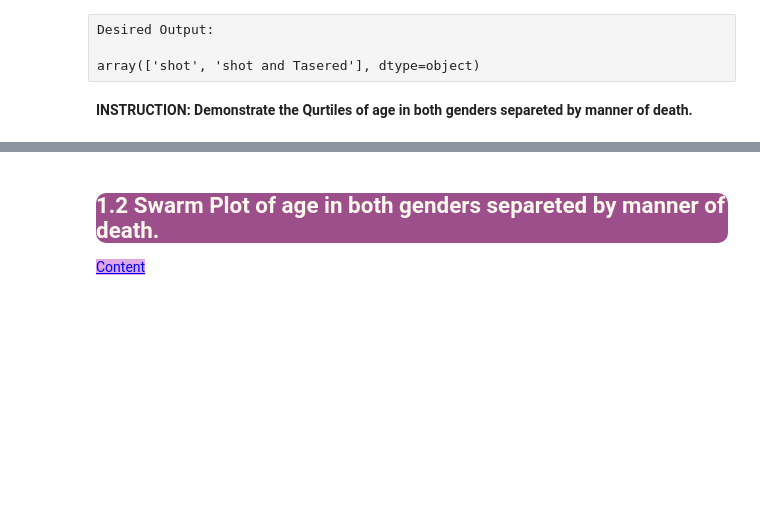
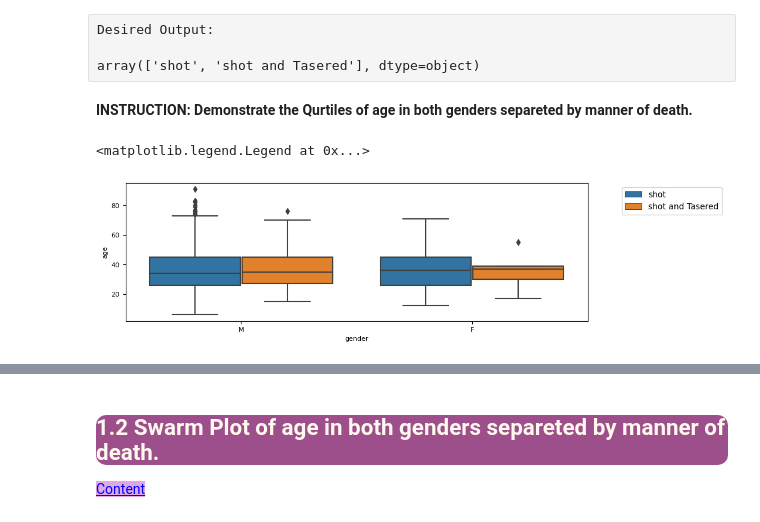
Before and after one commit to SongJiyeonPaek/CW_Assignments, a Jupyter notebook: DVwPY Assignment_02(Seaborn-PoliceKillings-US)/Assignment-2 (PoliceKillingUS-Seaborn)-Student.ipynb, the cells around one changed output, grey strips where cells are left out. Saved outputs shown, nothing was run; the diff lists cells and outputs as text; code cells hidden in the pictures; blank space fills up the shorter version.

```diff
--- a/DVwPY Assignment_02(Seaborn-PoliceKillings-US)/Assignment-2 (PoliceKillingUS-Seaborn)-Student.ipynb
+++ b/DVwPY Assignment_02(Seaborn-PoliceKillings-US)/Assignment-2 (PoliceKillingUS-Seaborn)-Student.ipynb
@@ -198,5 +217,7 @@ dtype: int64
 # Let's drop the null values in the dataset
 
 # YOUR CODE IS HERE
+
+kill.dropna(inplace=True)
 # %%
 # YOUR CODE IS HERE
@@ -245,3 +293,26 @@ array(['shot', 'shot and Tasered'], dtype=object)
+# %%
+# With Seaborn Boxplot
+
+# YOUR CODE IS HERE
+
+plt.figure(figsize= (10, 3))
+
+ax = sns.boxplot(data = kill,
+            x = "gender",
+            y = "age",
+            hue = "manner_of_death",
+            );
+
+ax.tick_params(axis = "x", labelsize = 8)   # axis setting
+ax.tick_params(axis = "y", labelsize = 8)
+
+ax.set_xlabel("gender", fontsize = 8)   # lable font setting
+ax.set_ylabel("age", fontsize = 8)
+
+plt.legend(loc = "upper right", bbox_to_anchor = (1.3, 1)) # hue box setting
+# %% [output]
+<matplotlib.legend.Legend at 0x...>
+[figure, added]
 # %% [markdown]
 Desired Output:
 
```
Also changed, not shown: parts of 6 cells of this notebook.
